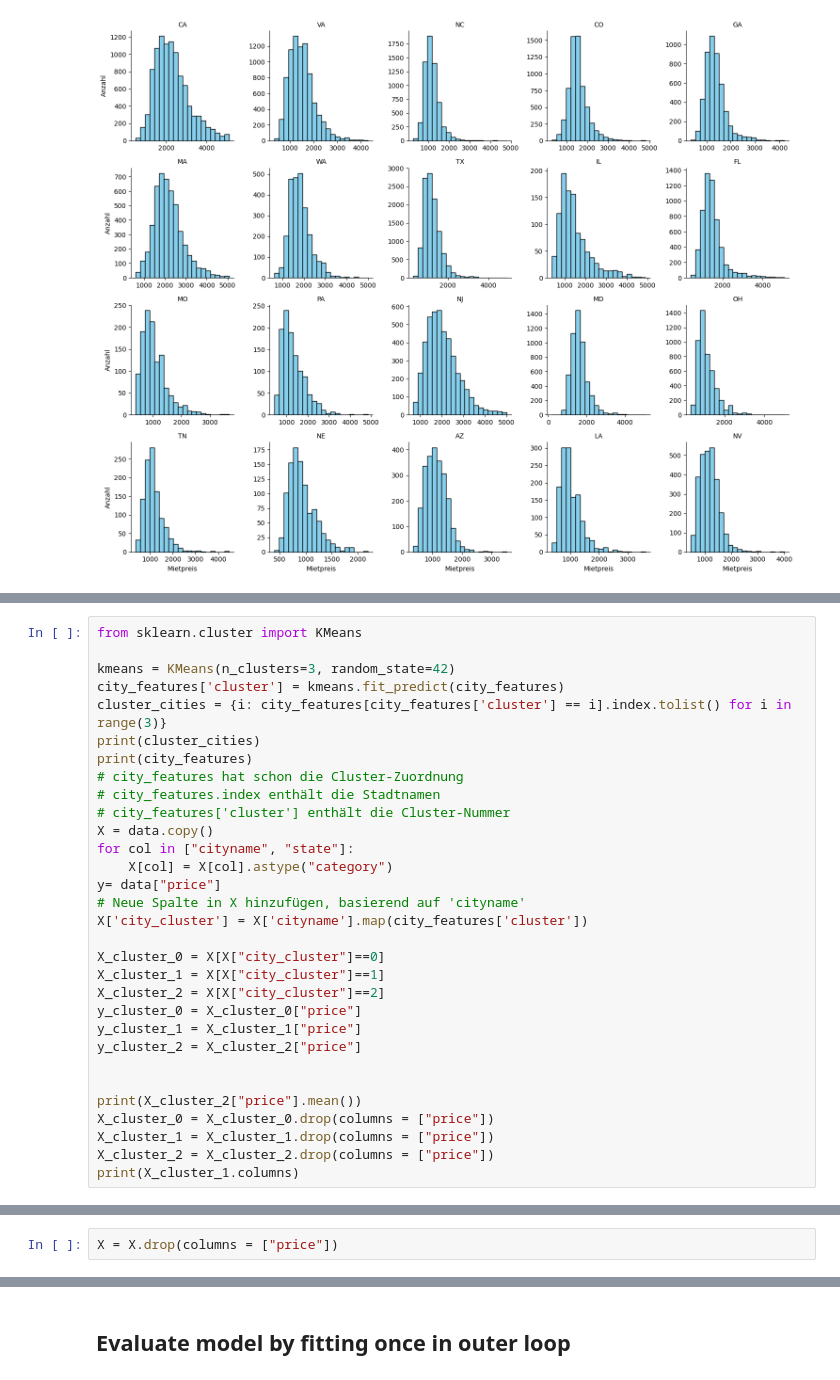
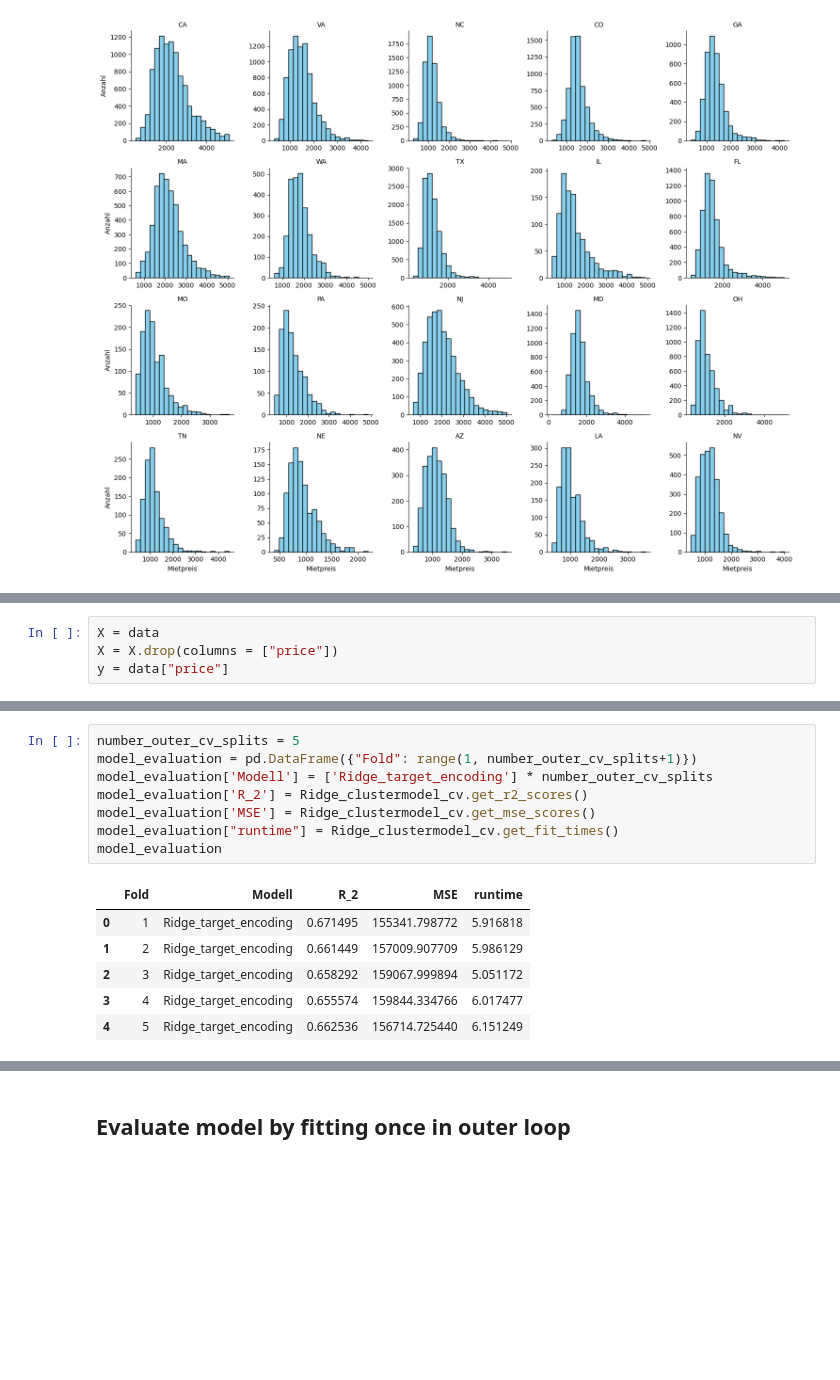
Before and after one commit to FelixFritz02/DataProject-WS-25-26, a Jupyter notebook: ClusterRegressor.ipynb, the cells around one changed output, grey strips where cells are left out. Cells and saved outputs as stored; diff of their text form; blank space fills up the shorter version.

```diff
--- a/preprocess_states.ipynb
+++ b/ClusterRegressor.ipynb
@@ -129,31 +104,0 @@ Zion          819.0   838.666667           734.50           933.00
-# %%
-from sklearn.cluster import KMeans
-
-kmeans = KMeans(n_clusters=3, random_state=42)
-city_features['cluster'] = kmeans.fit_predict(city_features)
-cluster_cities = {i: city_features[city_features['cluster'] == i].index.tolist() for i in range(3)}
-print(cluster_cities)
-print(city_features)
-# city_features hat schon die Cluster-Zuordnung
-# city_features.index enthält die Stadtnamen
-# city_features['cluster'] enthält die Cluster-Nummer
-X = data.copy()
-for col in ["cityname", "state"]:
-    X[col] = X[col].astype("category")
-y= data["price"]
-# Neue Spalte in X hinzufügen, basierend auf 'cityname'
-X['city_cluster'] = X['cityname'].map(city_features['cluster'])
-
-X_cluster_0 = X[X["city_cluster"]==0]
-X_cluster_1 = X[X["city_cluster"]==1]
-X_cluster_2 = X[X["city_cluster"]==2]
-y_cluster_0 = X_cluster_0["price"]
-y_cluster_1 = X_cluster_1["price"]
-y_cluster_2 = X_cluster_2["price"]
-
-
-print(X_cluster_2["price"].mean())
-X_cluster_0 = X_cluster_0.drop(columns = ["price"])
-X_cluster_1 = X_cluster_1.drop(columns = ["price"])
-X_cluster_2 = X_cluster_2.drop(columns = ["price"])
-print(X_cluster_1.columns)
@@ -187,2 +105,4 @@ information and possible workarounds, please see
 # %%
+X = data
 X = X.drop(columns = ["price"])
+y = data["price"]
@@ -324,0 +315,15 @@ KeyboardInterrupt:
+# %%
+number_outer_cv_splits = 5
+model_evaluation = pd.DataFrame({"Fold": range(1, number_outer_cv_splits+1)})
+model_evaluation['Modell'] = ['Ridge_target_encoding'] * number_outer_cv_splits
+model_evaluation['R_2'] = Ridge_clustermodel_cv.get_r2_scores()
+model_evaluation['MSE'] = Ridge_clustermodel_cv.get_mse_scores()
+model_evaluation["runtime"] = Ridge_clustermodel_cv.get_fit_times()
+model_evaluation
+# %% [output]
+|  | Fold | Modell | R_2 | MSE | runtime |
+| 0 | 1 | Ridge_target_encoding | 0.671495 | 155341.798772 | 5.916818 |
+| 1 | 2 | Ridge_target_encoding | 0.661449 | 157009.907709 | 5.986129 |
+| 2 | 3 | Ridge_target_encoding | 0.658292 | 159067.999894 | 5.051172 |
+| 3 | 4 | Ridge_target_encoding | 0.655574 | 159844.334766 | 6.017477 |
+| 4 | 5 | Ridge_target_encoding | 0.662536 | 156714.725440 | 6.151249 |
```
Also changed, not shown: parts of 10 cells of this notebook, 7 other files.
